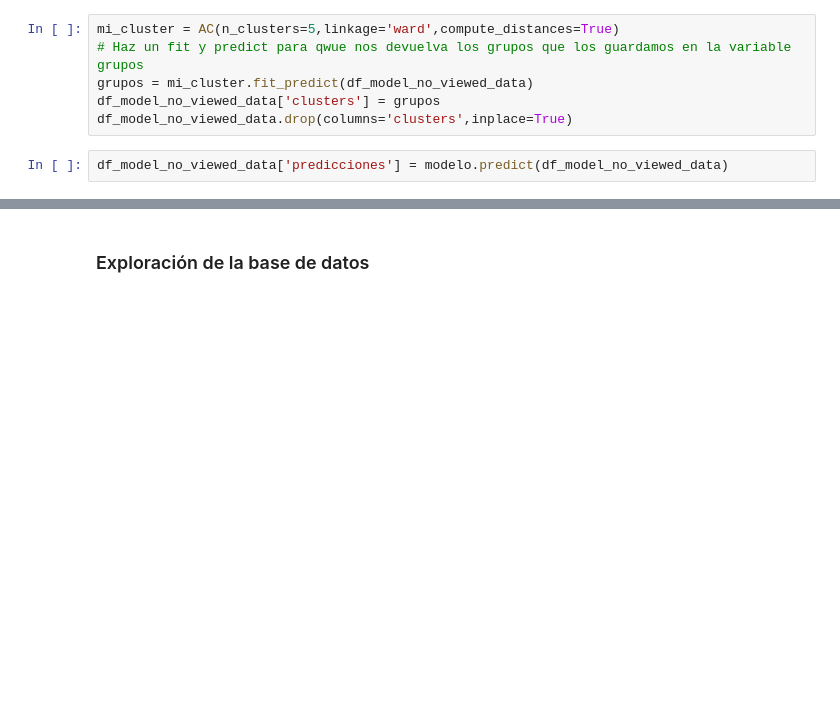
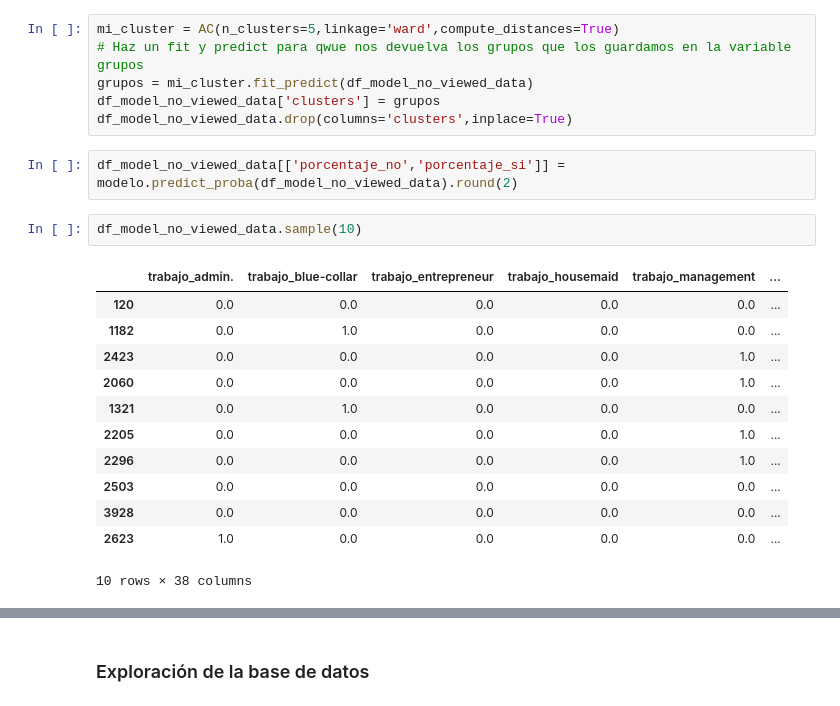
Before and after one commit to erxgli/Amacor_contexto_bancario, a Jupyter notebook: Caso_Práctico_3.ipynb, the cells around one changed output, grey strips where cells are left out. Saved outputs shown, nothing was run; the diff lists cells and outputs as text; blank space fills up the shorter version.

```diff
--- a/Caso_Práctico_3.ipynb
+++ b/Caso_Práctico_3.ipynb
@@ -630,4 +539,19 @@ grupos = mi_cluster.fit_predict(df_model_no_viewed_data)
 df_model_no_viewed_data['clusters'] = grupos
 df_model_no_viewed_data.drop(columns='clusters',inplace=True)
 # %%
-df_model_no_viewed_data['predicciones'] = modelo.predict(df_model_no_viewed_data)
+df_model_no_viewed_data[['porcentaje_no','porcentaje_si']] = modelo.predict_proba(df_model_no_viewed_data).round(2)
+# %%
+df_model_no_viewed_data.sample(10)
+# %% [output]
+|  | trabajo_admin. | trabajo_blue-collar | trabajo_entrepreneur | trabajo_housemaid | trabajo_management | ... |
+| 120 | 0.0 | 0.0 | 0.0 | 0.0 | 0.0 | ... |
+| 1182 | 0.0 | 1.0 | 0.0 | 0.0 | 0.0 | ... |
+| 2423 | 0.0 | 0.0 | 0.0 | 0.0 | 1.0 | ... |
+| 2060 | 0.0 | 0.0 | 0.0 | 0.0 | 1.0 | ... |
+| 1321 | 0.0 | 1.0 | 0.0 | 0.0 | 0.0 | ... |
+| 2205 | 0.0 | 0.0 | 0.0 | 0.0 | 1.0 | ... |
+| 2296 | 0.0 | 0.0 | 0.0 | 0.0 | 1.0 | ... |
+| 2503 | 0.0 | 0.0 | 0.0 | 0.0 | 0.0 | ... |
+| 3928 | 0.0 | 0.0 | 0.0 | 0.0 | 0.0 | ... |
+| 2623 | 1.0 | 0.0 | 0.0 | 0.0 | 0.0 | ... |
+10 rows × 38 columns
```
Also changed, not shown: parts of 15 cells of this notebook, 1 other file.
